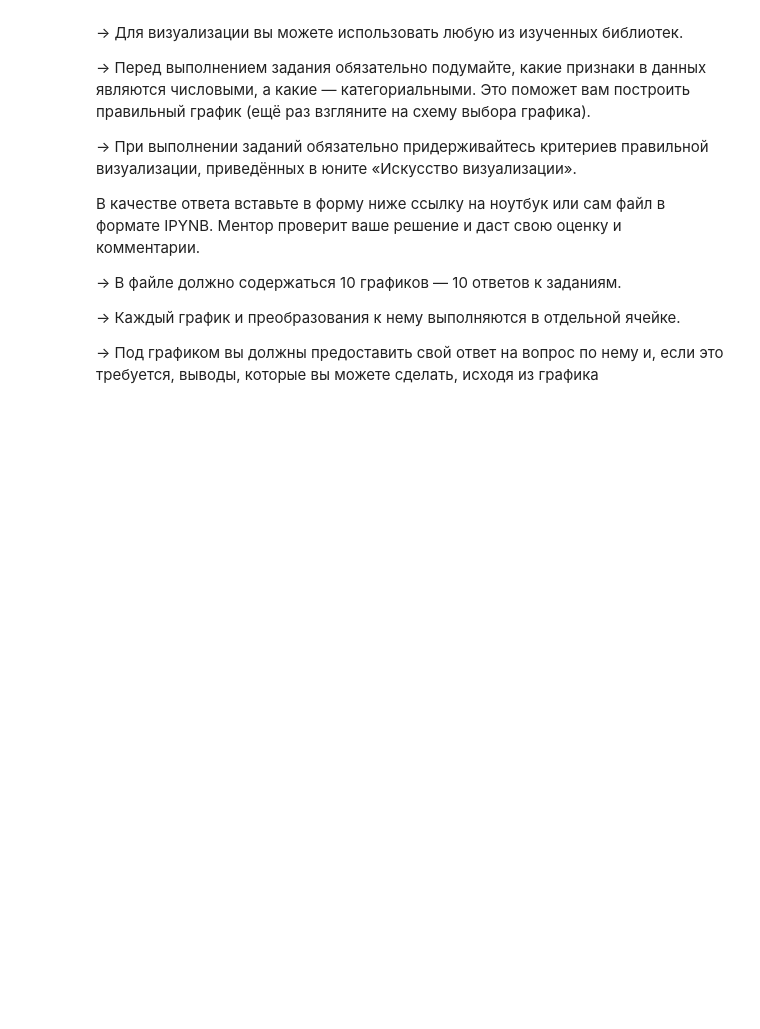
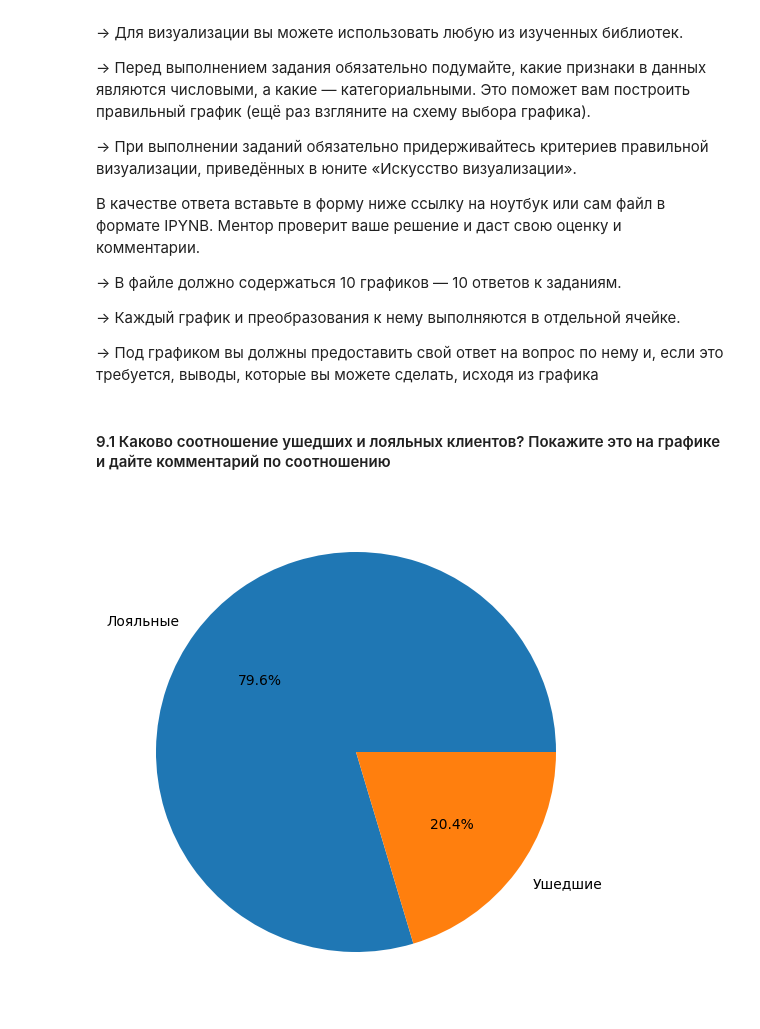
Before and after one commit to vokhmianin-da/sf_data_science, a Jupyter notebook: PYTHON-13. VISUALISATION/Practic.ipynb, the cells around one changed output. Saved outputs shown, nothing was run; the diff lists cells and outputs as text; code cells hidden in the pictures; blank space fills up the shorter version.

```diff
--- a/PYTHON-13. VISUALISATION/Practic.ipynb
+++ b/PYTHON-13. VISUALISATION/Practic.ipynb
@@ -46,3 +48,24 @@ churn_data.head()
 → Каждый график и преобразования к нему выполняются в отдельной ячейке.
 
 → Под графиком вы должны предоставить свой ответ на вопрос по нему и, если это требуется, выводы, которые вы можете сделать, исходя из графика
+# %% [markdown]
+#### 9.1 Каково соотношение ушедших и лояльных клиентов? Покажите это на графике и дайте комментарий по соотношению
+# %%
+# Сделаем копию исходных данных
+churn_data_df = churn_data.copy()
+# Преобразуем таблицу, удалим лишнее
+#display(churn_data_df.memory_usage())
+churn_data_df['Exited'] = churn_data_df['Exited'].astype('category')
+churn_data_df['Gender'] = churn_data_df['Gender'].astype('category')
+churn_data_df['HasCrCard'] = churn_data_df['HasCrCard'].astype('category')
+churn_data_df['IsActiveMember'] = churn_data_df['IsActiveMember'].astype('category')
+#display(churn_data_df.memory_usage())
+churn_data_df = churn_data_df.drop('RowNumber', axis=1)
+exited_clients = churn_data_df['Exited'].value_counts()
+#display(exited_clients)
+groups = ['Лояльные', 'Ушедшие']
+fig = plt.figure(figsize=(5, 5))
+ax = fig.add_axes((1, 1, 1, 1))
+ax.pie(exited_clients, labels=groups, autopct='%1.1f%%');
+# %% [output]
+[figure, added]
```
Also changed, not shown: parts of 11 cells of this notebook.
